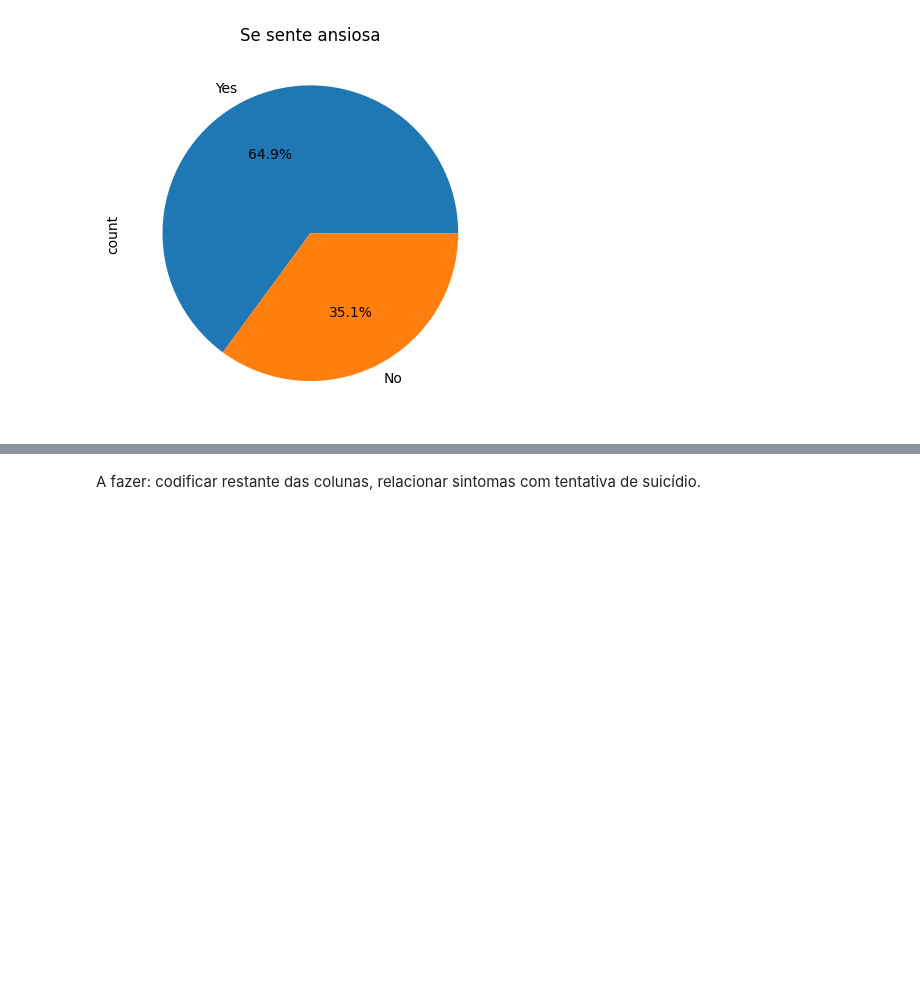
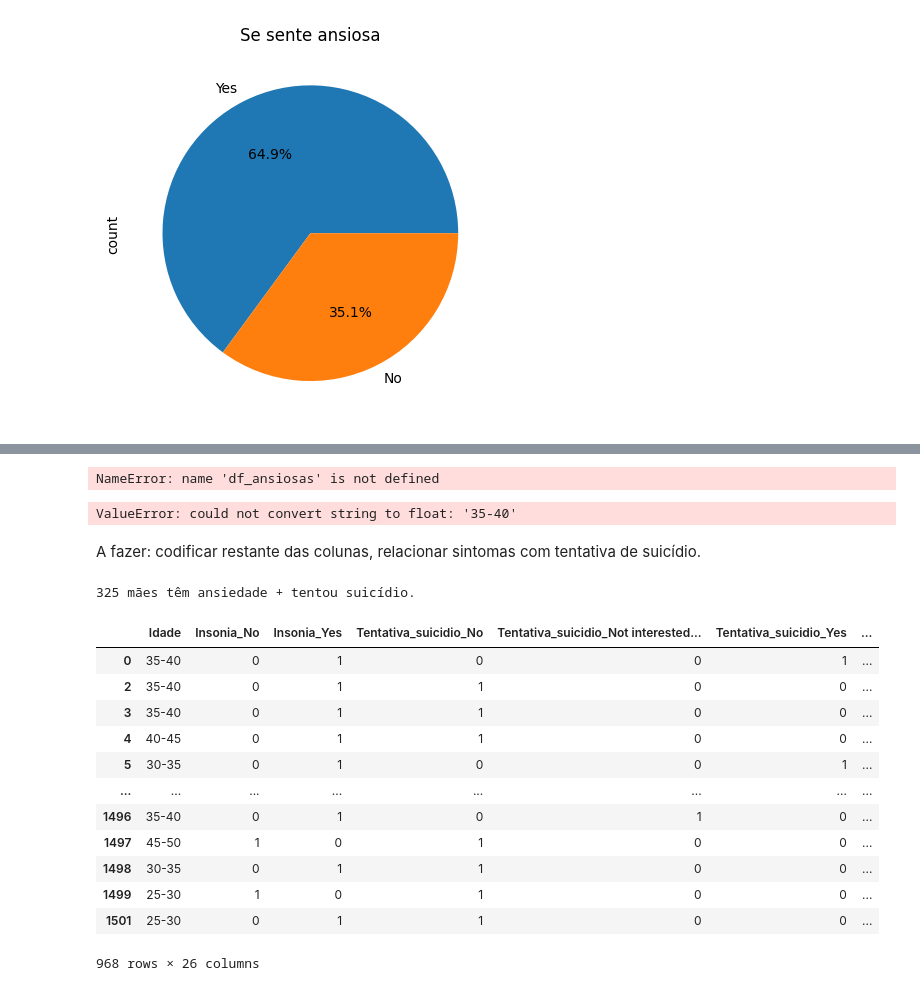
Before and after one commit to luksquaresma/mentorship-data-magicians, a Jupyter notebook: PPProject.ipynb, the cells around one changed output, grey strips where cells are left out. Saved outputs shown, nothing was run; the diff lists cells and outputs as text; code cells hidden in the pictures; blank space fills up the shorter version.

```diff
--- a/PPProject.ipynb
+++ b/PPProject.ipynb
@@ -217,2 +280,18 @@ df
+# %%
+col_sintomas_yes = [col for col in df.columns if col.endswith('_Yes') and col != 'Ansiosa_Yes']
+freq_ansiosas = df_ansiosas[col_sintomas_yes].mean()
+freq_ansiosas
+# %% [output]
+NameError: name 'df_ansiosas' is not defined
+# %%
+df.corr()
+# %% [output]
+ValueError: could not convert string to float: '35-40'
 # %% [markdown]
 A fazer: codificar restante das colunas, relacionar sintomas com tentativa de suicídio.
+# %%
+# Filtro de mulheres com determinados sentimentos
+df_multi = df[(df['Ans_Yes']==1) & (df['Sui_Yes']==1)]
+print(f"{len(df_multi)} mães têm ansiedade + tentou suicídio.")
+# %% [output]
+325 mães têm ansiedade + tentou suicídio.
@@ -218,0 +300,28 @@ A fazer: codificar restante das colunas, relacionar sintomas com tentativa de su
+# %%
+df_ansiosas = df[df['Ansiosa_Yes'] == 1]
+df_ansiosas
+
+# col_sintomas_yes = [col for col in df.columns if col.endswith('_Yes') and col != 'Ansiosa_Yes']
+
+# # Calcular frequência média dos sintomas entre ansiosas
+# freq_ansiosas = df_ansiosas[col_sintomas_yes].mean()
+# heatmap_data = pd.DataFrame(freq_ansiosas).T
+# freq_ansiosas
+# fig, ax = plt.subplots(figsize=(12, 2))
+# sns.heatmap(heatmap_data, annot=True, fmt=".1%", cmap="Reds", ax=ax, cbar=False)
+# ax.set_title("Frequência dos Sintomas entre Ansiosas")
+# plt.show()
+# %% [output]
+|  | Idade | Insonia_No | Insonia_Yes | Tentativa_suicidio_No | Tentativa_suicidio_Not interested... | Tentativa_suicidio_Yes | ... |
+| 0 | 35-40 | 0 | 1 | 0 | 0 | 1 | ... |
+| 2 | 35-40 | 0 | 1 | 1 | 0 | 0 | ... |
+| 3 | 35-40 | 0 | 1 | 1 | 0 | 0 | ... |
+| 4 | 40-45 | 0 | 1 | 1 | 0 | 0 | ... |
+| 5 | 30-35 | 0 | 1 | 0 | 0 | 1 | ... |
+| ... | ... | ... | ... | ... | ... | ... | ... |
+| 1496 | 35-40 | 0 | 1 | 0 | 1 | 0 | ... |
+| 1497 | 45-50 | 1 | 0 | 1 | 0 | 0 | ... |
+| 1498 | 30-35 | 0 | 1 | 1 | 0 | 0 | ... |
+| 1499 | 25-30 | 1 | 0 | 1 | 0 | 0 | ... |
+| 1501 | 25-30 | 0 | 1 | 1 | 0 | 0 | ... |
+968 rows × 26 columns
```
Also changed, not shown: parts of 12 cells of this notebook, 2 other files.
